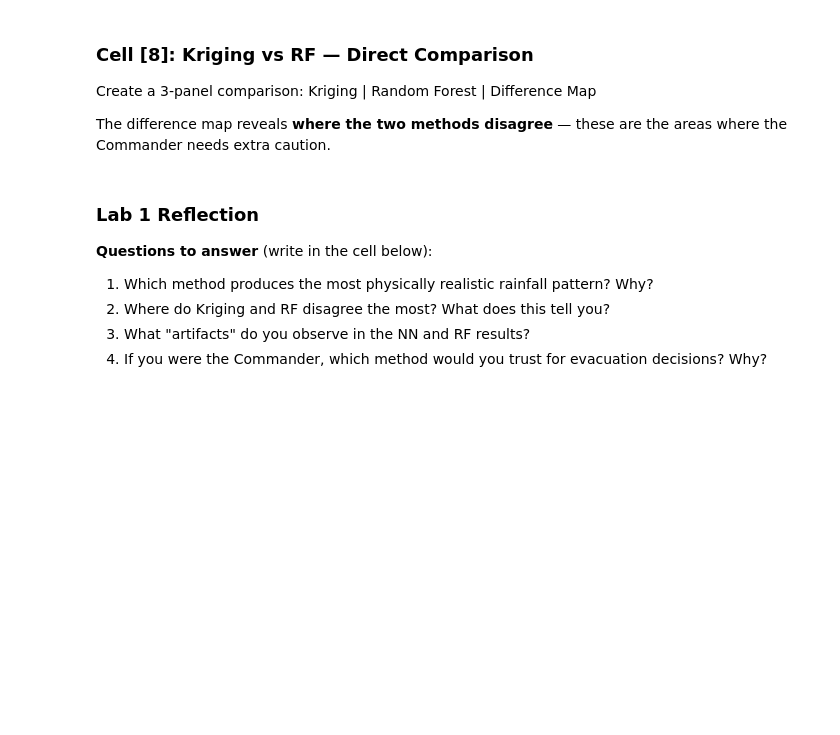
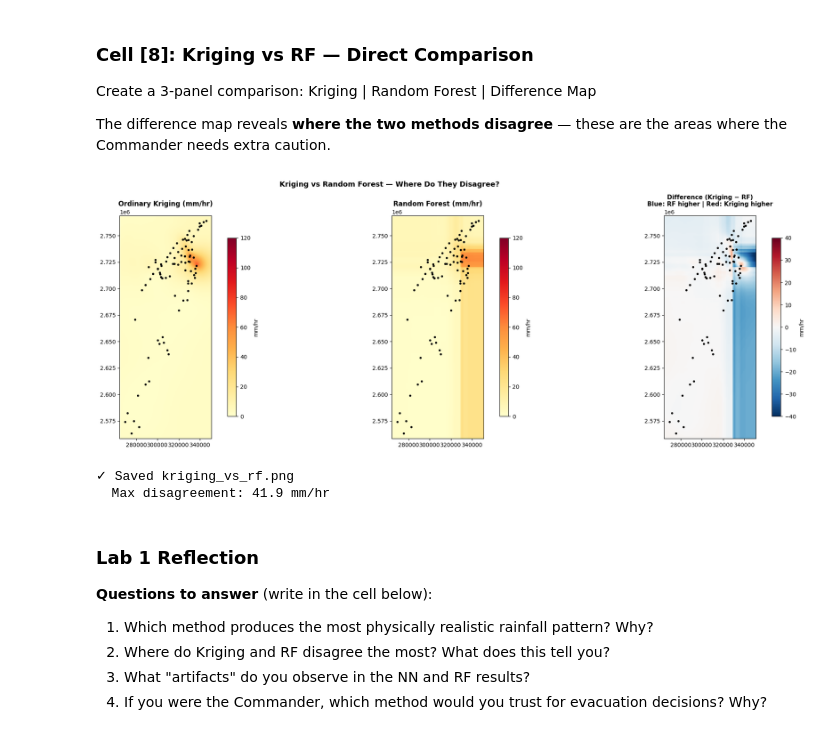
Before and after one commit to debby0330/Exercise-6, a Jupyter notebook: script/Week6-Completed.ipynb, the cells around one changed output. Saved outputs shown, nothing was run; the diff lists cells and outputs as text; code cells hidden in the pictures; blank space fills up the shorter version.

```diff
--- a/script/Week6-Completed.ipynb
+++ b/script/Week6-Completed.ipynb
@@ -451,41 +527,45 @@ Create a 3-panel comparison: Kriging | Random Forest | Difference Map
 The difference map reveals **where the two methods disagree** — these are the areas where the Commander needs extra caution.
 # %%
 diff  = z_kriging - z_rf
-vmax2 = float(np.nanpercentile(np.maximum(z_kriging, z_rf), 98))
+vmax2 = 120
 vlim  = float(np.nanpercentile(np.abs(diff), 95))
 
 fig, axes = plt.subplots(1, 3, figsize=(22, 7))
 extent = [x_min, x_max, y_min, y_max]
 
 # 左：Kriging
 im1 = axes[0].imshow(z_kriging, extent=extent, origin='lower',
                      cmap='YlOrRd', vmin=0, vmax=vmax2)
 axes[0].scatter(x, y, c='black', s=8, zorder=5)
 axes[0].set_title('Ordinary Kriging (mm/hr)', fontsize=12, fontweight='bold')
 plt.colorbar(im1, ax=axes[0], shrink=0.8, label='mm/hr')
 
 # 中：Random Forest
 im2 = axes[1].imshow(z_rf, extent=extent, origin='lower',
                      cmap='YlOrRd', vmin=0, vmax=vmax2)
 axes[1].scatter(x, y, c='black', s=8, zorder=5)
 axes[1].set_title('Random Forest (mm/hr)', fontsize=12, fontweight='bold')
 plt.colorbar(im2, ax=axes[1], shrink=0.8, label='mm/hr')
 
 # 右：差異圖（藍=Kriging 低估, 紅=Kriging 高估）
 im3 = axes[2].imshow(diff, extent=extent, origin='lower',
-                     cmap='RdBu_r', vmin=-vlim, vmax=vlim)
+                     cmap='RdBu_r', vmin=-40, vmax=40)
 axes[2].scatter(x, y, c='black', s=8, zorder=5)
 axes[2].set_title('Difference (Kriging − RF)\nBlue: RF higher | Red: Kriging higher',
                   fontsize=11, fontweight='bold')
 plt.colorbar(im3, ax=axes[2], shrink=0.8, label='mm/hr')
 
 plt.suptitle('Kriging vs Random Forest — Where Do They Disagree?',
              fontsize=13, fontweight='bold')
 plt.tight_layout()
 plt.savefig(out('kriging_vs_rf.png'), dpi=150, bbox_inches='tight')
 plt.show()
 print(f"✓ Saved kriging_vs_rf.png")
 print(f"  Max disagreement: {np.nanmax(np.abs(diff)):.1f} mm/hr")
+# %% [output]
+[figure, added]
+✓ Saved kriging_vs_rf.png
+  Max disagreement: 41.9 mm/hr
 # %% [markdown]
 ### Lab 1 Reflection
 
```
Also changed, not shown: parts of 15 cells of this notebook, 3 other files.
